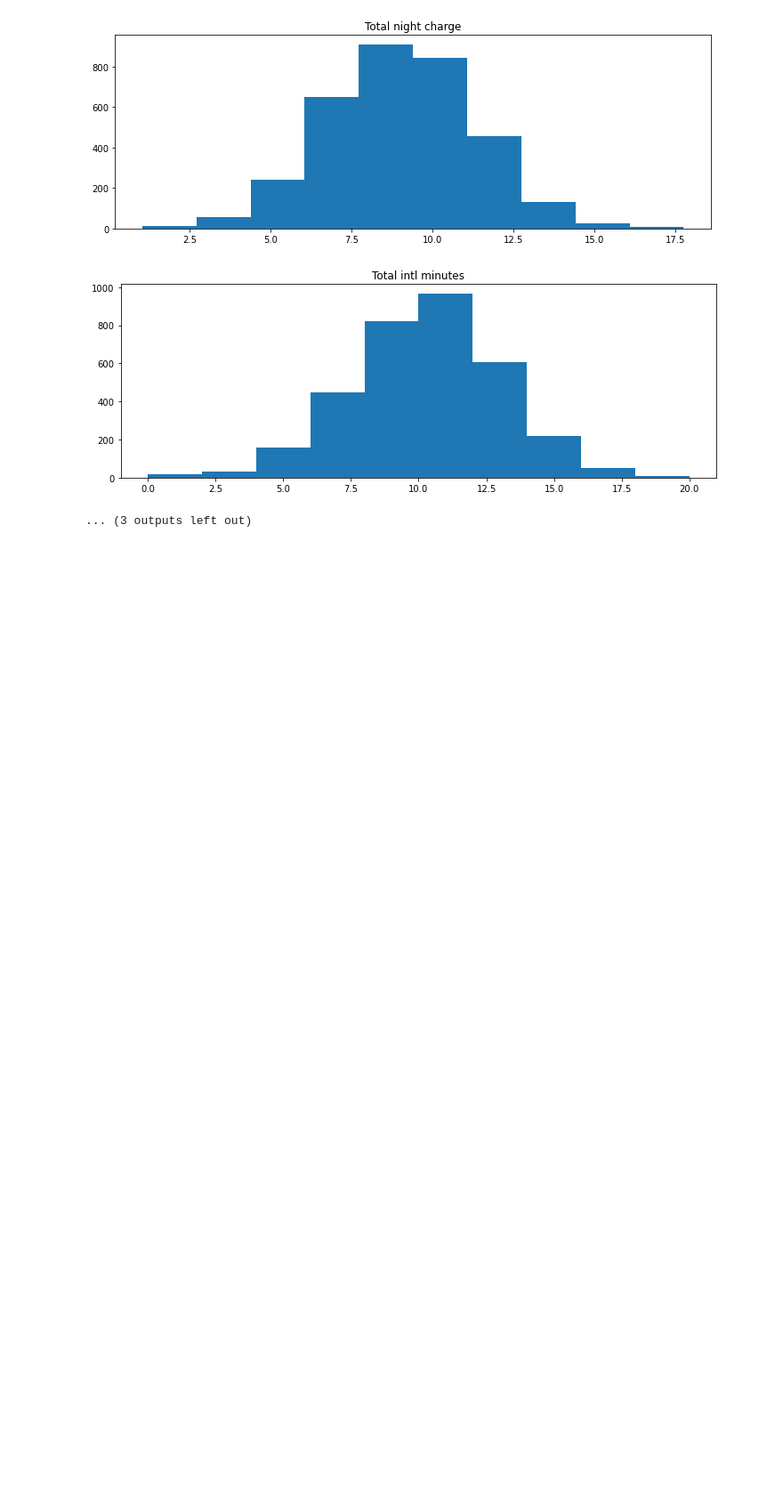
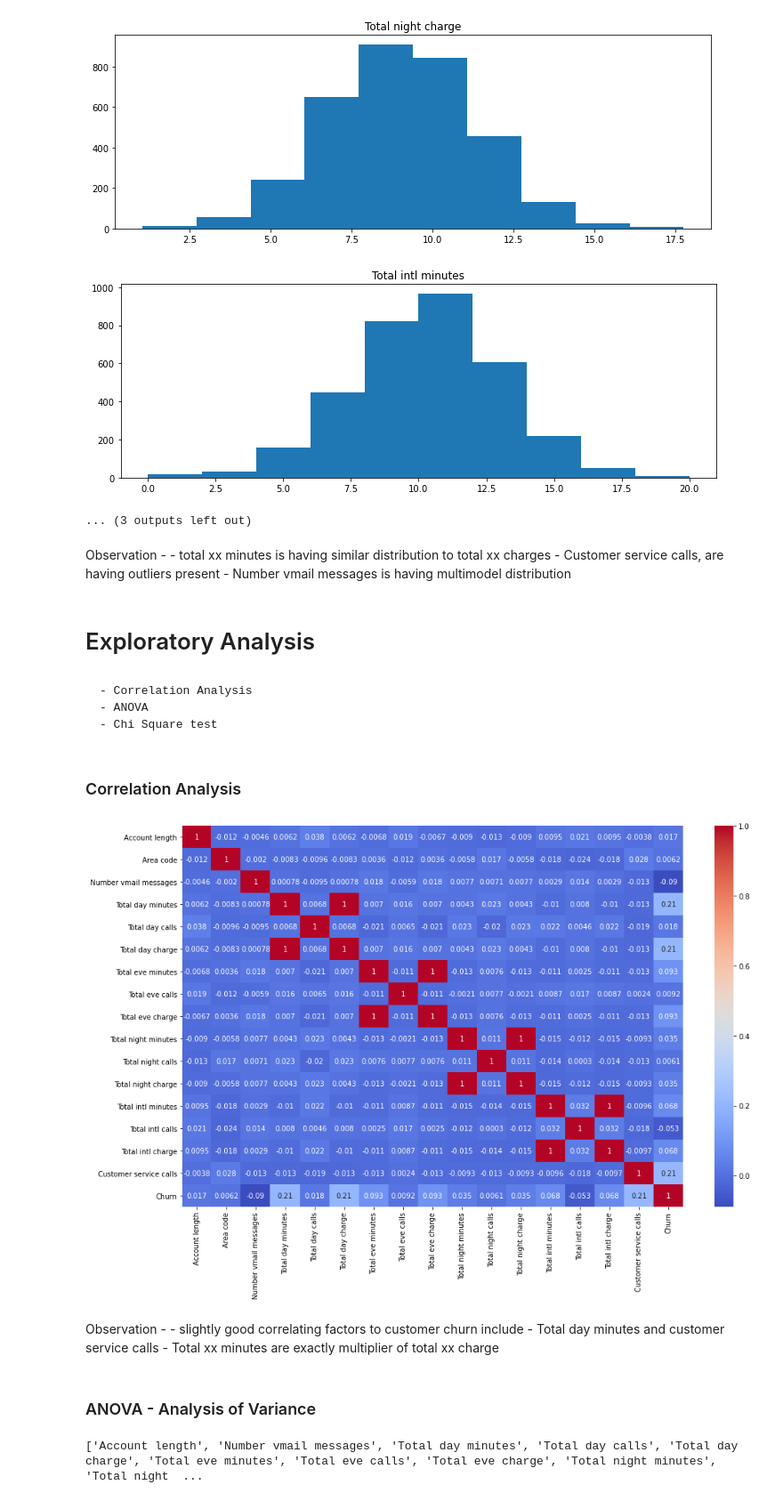
Before and after one commit to anshupandey/BootUP_maxis_data_science_level_2, a Jupyter notebook: Applied Statistics Day 4 - Case Study.ipynb, the cells around one changed output. Shown: that part at 89% size. Drawn from its saved outputs; the diff is of its cells as text; code cells hidden in the pictures; blank space fills up the shorter version.

```diff
--- a/Applied Statistics Day 4 - Case Study.ipynb
+++ b/Applied Statistics Day 4 - Case Study.ipynb
@@ -283,3 +283,34 @@ for col in nums:
 [figure]
 [figure]
 ... (3 outputs left out)
+# %% [markdown]
+Observation -
+    - total xx minutes is having similar distribution to total xx charges
+    - Customer service calls, are having outliers present
+    - Number vmail messages is having multimodel distribution
+# %% [markdown]
+# Exploratory Analysis
+# %% [markdown]
+    - Correlation Analysis
+    - ANOVA
+    - Chi Square test
+# %% [markdown]
+### Correlation Analysis
+# %%
+corr = df.corr()
+
+plt.figure(figsize=(16,10))
+sns.heatmap(corr,annot=True,cmap='coolwarm')
+plt.show()
+# %% [output]
+[figure, added]
+# %% [markdown]
+Observation -
+     - slightly good correlating factors to customer churn include - Total day minutes and customer service calls
+     - Total xx minutes are exactly multiplier of total xx charge
+# %% [markdown]
+### ANOVA - Analysis of Variance
+# %%
+print(nums)
+# %% [output]
+['Account length', 'Number vmail messages', 'Total day minutes', 'Total day calls', 'Total day charge', 'Total eve minutes', 'Total eve calls', 'Total eve charge', 'Total night minutes', 'Total night  ...
```
Also changed, not shown: parts of 15 cells of this notebook.
